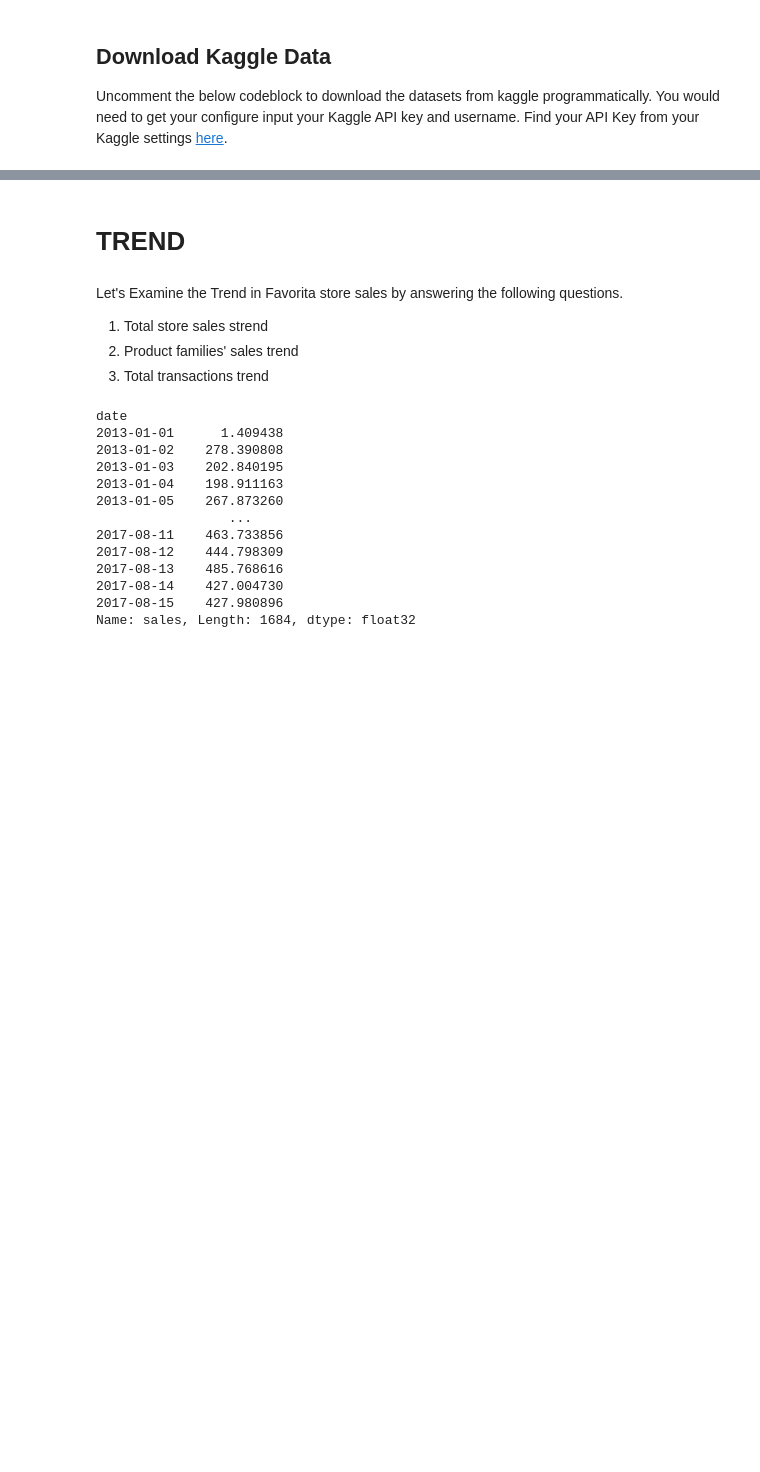
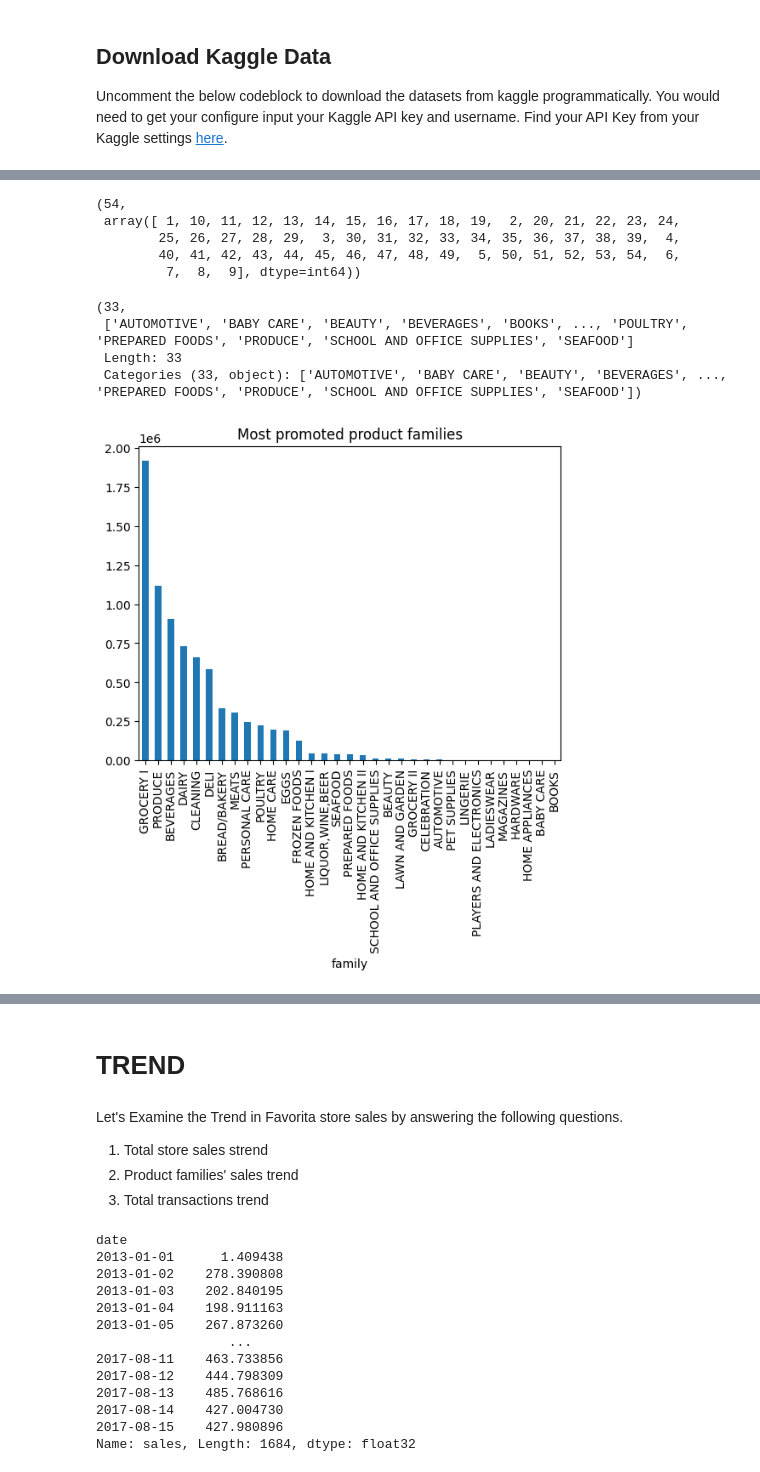
Before and after one commit to Anteemony/sktime-storesales-forecasting, a Jupyter notebook: notebooks/Store_Sales_Forecasting_with_Sktime.ipynb, the cells around one changed output, grey strips where cells are left out. Drawn from its saved outputs; the diff is of its cells as text; code cells hidden in the pictures; blank space fills up the shorter version.

Commit message:
store_sales_eda

```diff
--- a/notebooks/Store_Sales_Forecasting_with_Sktime.ipynb
+++ b/notebooks/Store_Sales_Forecasting_with_Sktime.ipynb
@@ -256,0 +82,23 @@ memory usage: 1.4 MB
+# %%
+# Dtype for loading datasets
+dtype = {
+    'store_nbr': 'int64',
+    'family': 'category',
+    'sales': 'float32',
+    'onpromotion': 'uint64',
+
+    'city': 'category',
+    'state': 'category',
+    'type': 'category',
+    'cluster': 'category',
+
+    'dcoilwtico': 'float32',
+
+    'type': 'category',
+    'locale': 'category',
+    'locale_name': 'category',
+    'description': 'string',
+    'transferred': 'bool',
+
+    'transactions': 'int64'
+}
@@ -256,0 +170,23 @@ memory usage: 1.4 MB
+# %%
+# How many stores?
+store_sales["store_nbr"].nunique(), store_sales["store_nbr"].unique()
+# %% [output]
+(54,
+ array([ 1, 10, 11, 12, 13, 14, 15, 16, 17, 18, 19,  2, 20, 21, 22, 23, 24,
+        25, 26, 27, 28, 29,  3, 30, 31, 32, 33, 34, 35, 36, 37, 38, 39,  4,
+        40, 41, 42, 43, 44, 45, 46, 47, 48, 49,  5, 50, 51, 52, 53, 54,  6,
+         7,  8,  9], dtype=int64))
+# %%
+# How many family classes?
+store_sales["family"].nunique(), store_sales["family"].unique()
+# %% [output]
+(33,
+ ['AUTOMOTIVE', 'BABY CARE', 'BEAUTY', 'BEVERAGES', 'BOOKS', ..., 'POULTRY', 'PREPARED FOODS', 'PRODUCE', 'SCHOOL AND OFFICE SUPPLIES', 'SEAFOOD']
+ Length: 33
+ Categories (33, object): ['AUTOMOTIVE', 'BABY CARE', 'BEAUTY', 'BEVERAGES', ..., 'PREPARED FOODS', 'PRODUCE', 'SCHOOL AND OFFICE SUPPLIES', 'SEAFOOD'])
+# %%
+# Most promoted product family?
+promoted_families = store_sales.groupby("family")["onpromotion"].sum().sort_values(ascending=False)
+promoted_families.plot(kind="bar", title="Most promoted product families");
+# %% [output]
+[figure, added]
```
Also changed, not shown: parts of 55 cells of this notebook, 1 other file.
